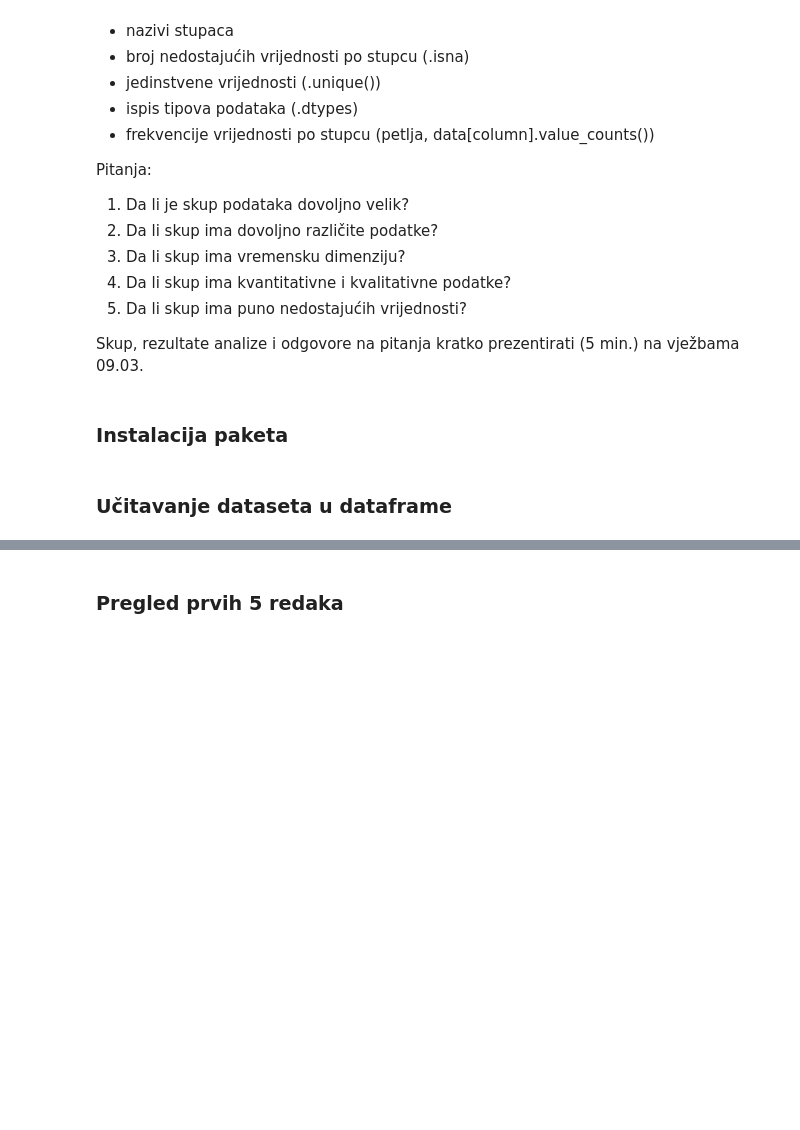
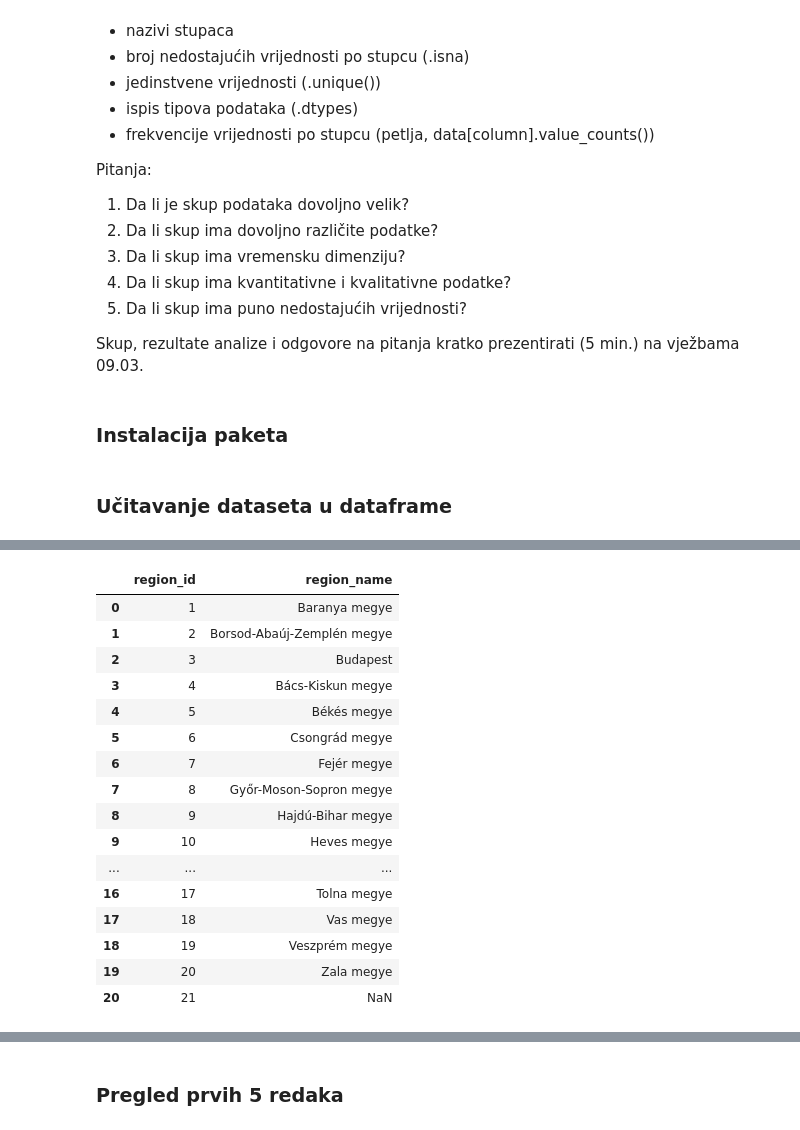
Before and after one commit to alanbubalo/spi-projekt, a Jupyter notebook: project.ipynb, the cells around one changed output, grey strips where cells are left out. Cells and saved outputs as stored; diff of their text form; code cells hidden in the pictures; blank space fills up the shorter version.

```diff
--- a/project.ipynb
+++ b/project.ipynb
@@ -71,5 +51,0 @@ catalogs_df = catalogs_df.drop([
-# %%
-# Removing rows with empty cells
-catalogs_df = catalogs_df.dropna()
-region_df = region_df.dropna()
-car_types_df = car_types_df.dropna()
@@ -112,0 +181,20 @@ main_df = pd.merge(main_df, environmental_df, on="environmental_id", how="inner"
+# %%
+region_df
+# %% [output]
+|  | region_id | region_name |
+| 0 | 1 | Baranya megye |
+| 1 | 2 | Borsod-Abaúj-Zemplén megye |
+| 2 | 3 | Budapest |
+| 3 | 4 | Bács-Kiskun megye |
+| 4 | 5 | Békés megye |
+| 5 | 6 | Csongrád megye |
+| 6 | 7 | Fejér megye |
+| 7 | 8 | Győr-Moson-Sopron megye |
+| 8 | 9 | Hajdú-Bihar megye |
+| 9 | 10 | Heves megye |
+| ... | ... | ... |
+| 16 | 17 | Tolna megye |
+| 17 | 18 | Vas megye |
+| 18 | 19 | Veszprém megye |
+| 19 | 20 | Zala megye |
+| 20 | 21 | NaN |
```
Also changed, not shown: parts of 39 cells of this notebook, 4 other files.
